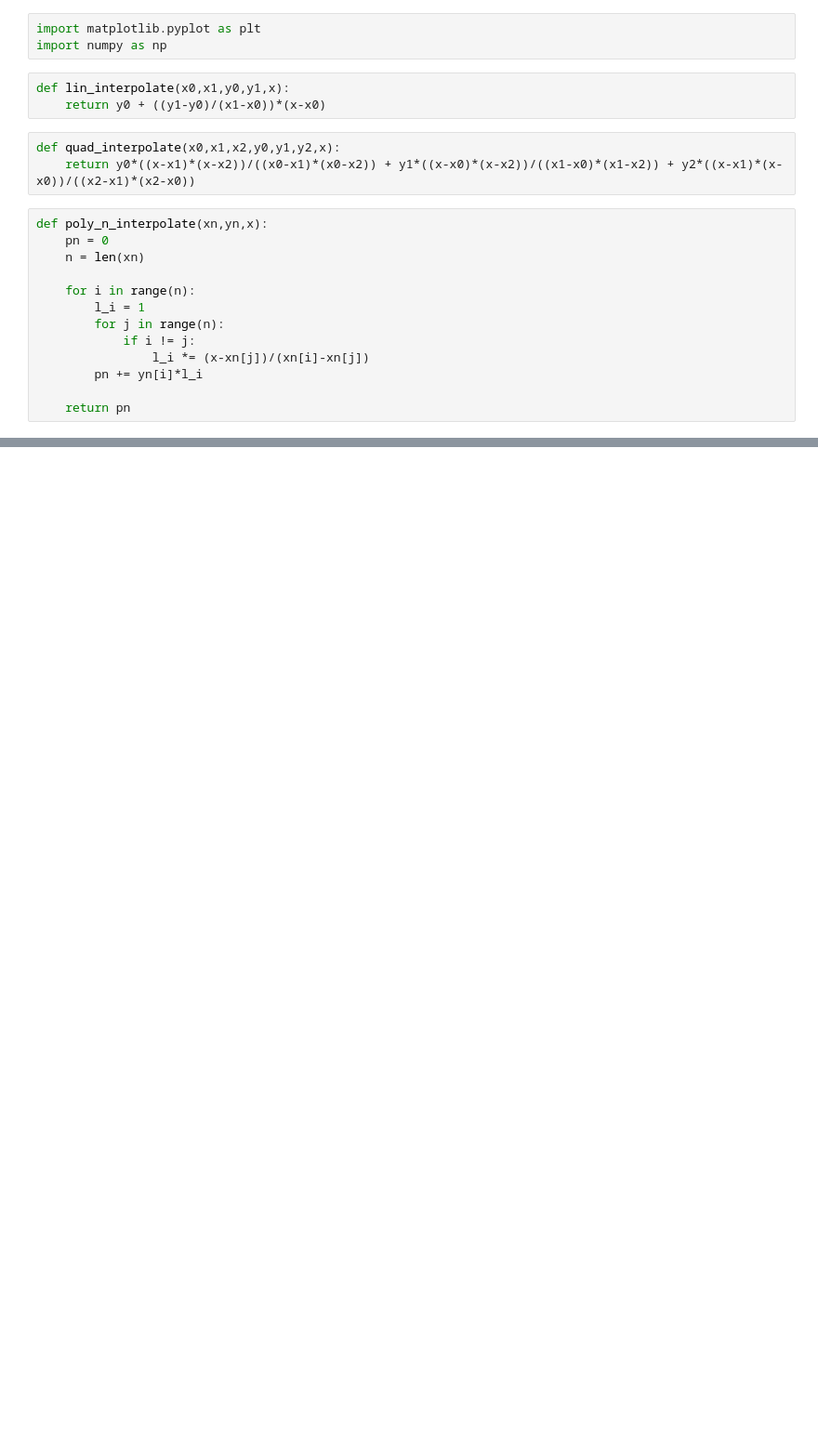
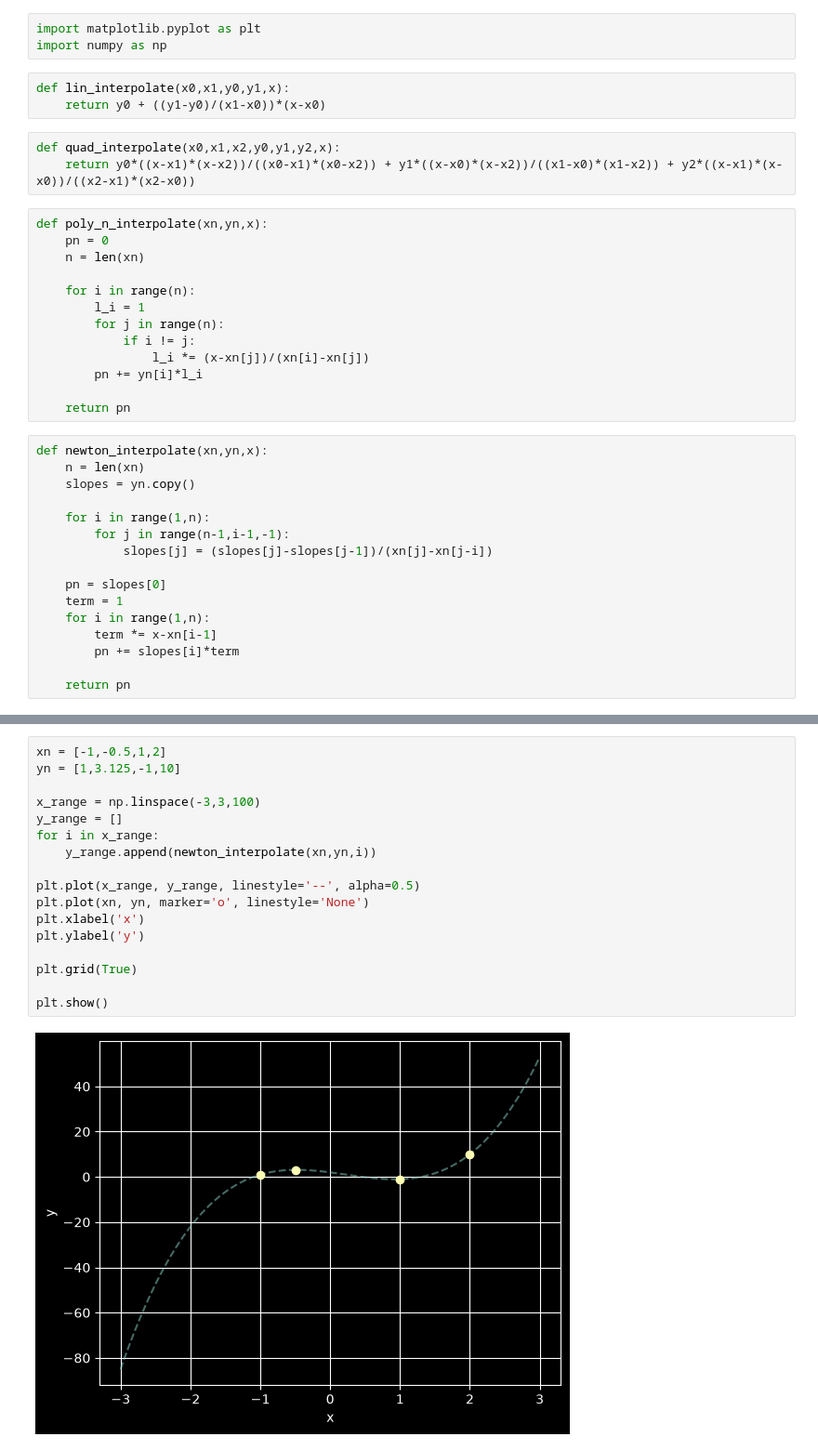
Before and after one commit to Alexisphysics2811/ComputationalPhys, a Jupyter notebook: non_deliverables/20261026_class.ipynb, the cells around one changed output, grey strips where cells are left out. Shown at 93% size. Drawn from its saved outputs; the diff is of its cells as text; blank space fills up the shorter version.

Commit message:
A2 Newton-Raphson

```diff
--- a/non_deliverables/20261026_class.ipynb
+++ b/non_deliverables/20261026_class.ipynb
@@ -20,6 +20,22 @@ def poly_n_interpolate(xn,yn,x):
         pn += yn[i]*l_i
 
     return pn
+# %%
+def newton_interpolate(xn,yn,x):
+    n = len(xn)
+    slopes = yn.copy()
+
+    for i in range(1,n):
+        for j in range(n-1,i-1,-1):
+            slopes[j] = (slopes[j]-slopes[j-1])/(xn[j]-xn[j-i])
+
+    pn = slopes[0]
+    term = 1
+    for i in range(1,n):
+        term *= x-xn[i-1]
+        pn += slopes[i]*term
+
+    return pn
 # %%
 x0 = 0
 y0 = 1
@@ -85,0 +102,19 @@ plt.show()
+# %%
+xn = [-1,-0.5,1,2]
+yn = [1,3.125,-1,10]
+
+x_range = np.linspace(-3,3,100)
+y_range = []
+for i in x_range:
+    y_range.append(newton_interpolate(xn,yn,i))
+
+plt.plot(x_range, y_range, linestyle='--', alpha=0.5)
+plt.plot(xn, yn, marker='o', linestyle='None')
+plt.xlabel('x')
+plt.ylabel('y')
+
+plt.grid(True)
+
+plt.show()
+# %% [output]
+[figure, added]
```
Also changed, not shown: parts of 3 cells of this notebook.
